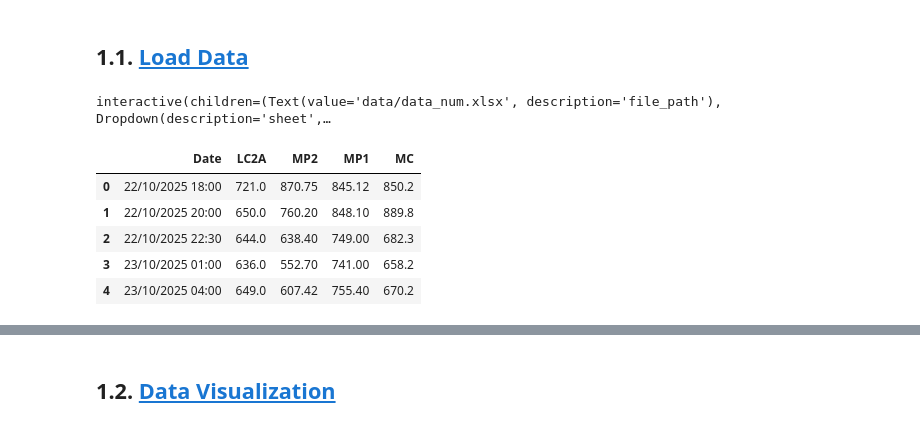
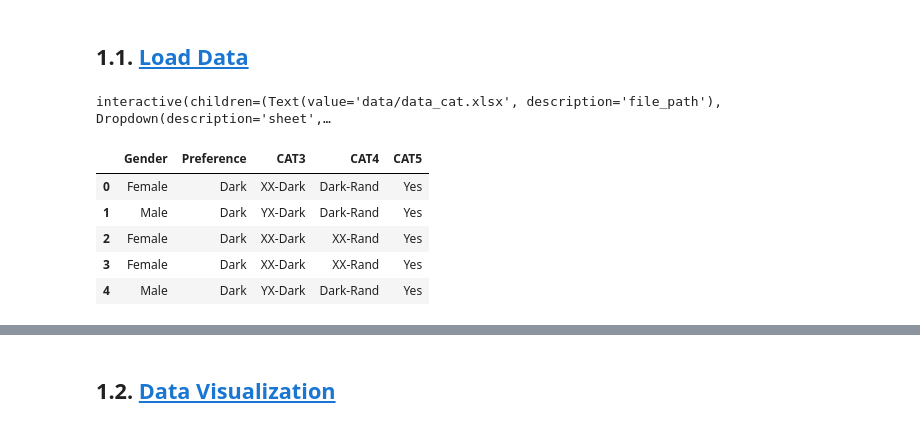
Before and after one commit to rammah83/Statistical_tasks, a Jupyter notebook: Association.ipynb, the cells around one changed output, grey strips where cells are left out. Cells and saved outputs as stored; diff of their text form; code cells hidden in the pictures.

```diff
--- a/Association.ipynb
+++ b/Association.ipynb
@@ -30,24 +31,24 @@ plt.style.use('seaborn-v0_8-notebook')
 # %%
 import openpyxl as xl
 
-sheet_names= xl.load_workbook("data/data_num.xlsx").sheetnames
+sheet_names= xl.load_workbook("data/data_cat.xlsx").sheetnames
 
-def load_data(file_path="data/data_num.xlsx", sheet=sheet_names[0]):
+def load_data(file_path="data/data_cat.xlsx", sheet=sheet_names[0]):
     return pd.read_excel(file_path, sheet_name=sheet)
 df_widgets = widgets.interactive(
     load_data,
-    sheet=widgets.Dropdown(options=sheet_names, value=sheet_names[0])
+    sheet=widgets.Dropdown(options=sheet_names, value=sheet_names[-1])
     )
 df_widgets
 # %% [output]
-interactive(children=(Text(value='data/data_num.xlsx', description='file_path'), Dropdown(description='sheet',…
+interactive(children=(Text(value='data/data_cat.xlsx', description='file_path'), Dropdown(description='sheet',…
 # %%
-df = pd.read_excel("data/data.xlsx")
+df = df_widgets.result
 df.head()
 # %% [output]
-|  | Date | LC2A | MP2 | MP1 | MC |
-| 0 | 22/10/2025 18:00 | 721.0 | 870.75 | 845.12 | 850.2 |
-| 1 | 22/10/2025 20:00 | 650.0 | 760.20 | 848.10 | 889.8 |
-| 2 | 22/10/2025 22:30 | 644.0 | 638.40 | 749.00 | 682.3 |
-| 3 | 23/10/2025 01:00 | 636.0 | 552.70 | 741.00 | 658.2 |
-| 4 | 23/10/2025 04:00 | 649.0 | 607.42 | 755.40 | 670.2 |
+|  | Gender | Preference | CAT3 | CAT4 | CAT5 |
+| 0 | Female | Dark | XX-Dark | Dark-Rand | Yes |
+| 1 | Male | Dark | YX-Dark | Dark-Rand | Yes |
+| 2 | Female | Dark | XX-Dark | XX-Rand | Yes |
+| 3 | Female | Dark | XX-Dark | XX-Rand | Yes |
+| 4 | Male | Dark | YX-Dark | Dark-Rand | Yes |
```
Also changed, not shown: parts of 9 cells of this notebook, 5 other files.
